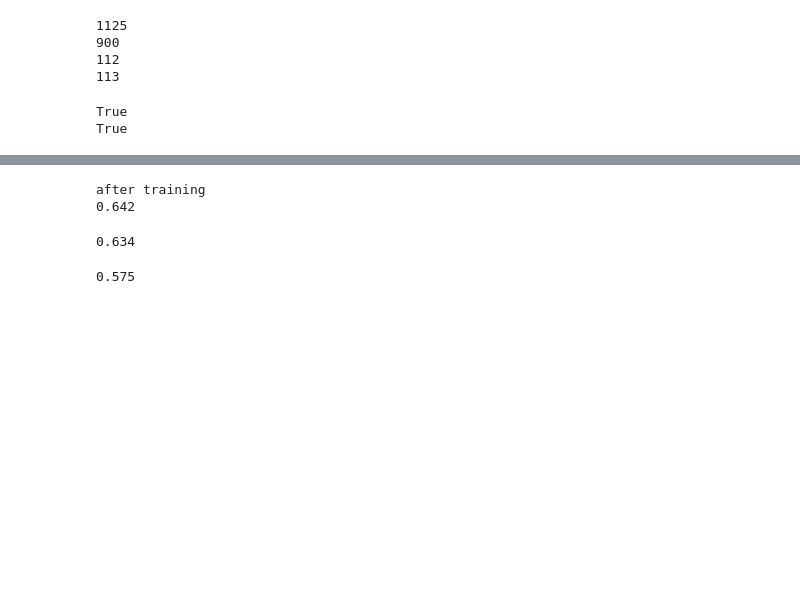
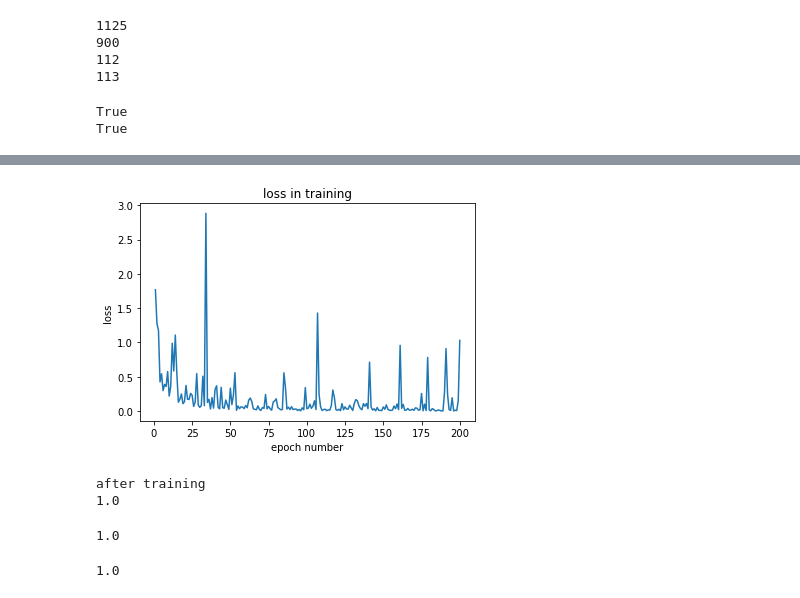
Before and after one commit to listevan/plant_classification_group_7_2023, a Jupyter notebook: plant_classification_g7.ipynb, the cells around one changed output, grey strips where cells are left out. Drawn from its saved outputs; the diff is of its cells as text; code cells hidden in the pictures; blank space fills up the shorter version.

```diff
--- a/plant_classification_g7.ipynb
+++ b/plant_classification_g7.ipynb
@@ -146,7 +146,7 @@ import torchvision.transforms as transforms
 
 #defining our transforms
 transform = transforms.Compose([
-    transforms.Resize(224), # change to what data should be
+    transforms.Resize((224, 224)), # change to what data should be
     transforms.ToTensor(),
     ])
 
@@ -236,3 +248,23 @@ RuntimeError: stack expects each tensor to be equal size, but got [3, 377, 224]
+# %%
+import matplotlib.pyplot as plt
+
+x = [i for i in range(1, num_epochs + 1)]
+
+# plotting the points
+plt.plot(x, loss_history)
+
+# naming the x axis
+plt.xlabel('epoch number')
+# naming the y axis
+plt.ylabel('loss')
+
+# giving a title to my graph
+plt.title('loss in training')
+
+# function to show the plot
+plt.show()
+# %% [output]
+[figure, added]
 # %%
 #testing accuracy on test dataset
 total_correct = 0
@@ -266,7 +298,7 @@ print("after training")
 print(round(total_correct/total_instances, 3))
 # %% [output]
 after training
-0.642
+1.0
 # %%
 #loading validation dataset
 val_dataset = PlantDataset(data_dir, val, transform = transform)
@@ -298,7 +330,7 @@ with torch.no_grad():
 #print accuracy
 print(round(total_correct/total_instances, 3))
 # %% [output]
-0.634
+1.0
 # %%
 #loading test dataset
 test_dataset = PlantDataset(data_dir, test, transform = transform)
@@ -335,4 +367,4 @@ with torch.no_grad():
 #print accuracy
 print(round(total_correct/total_instances, 3))
 # %% [output]
-0.575
+1.0
```
Also changed, not shown: parts of 4 cells of this notebook, 1 other file.
